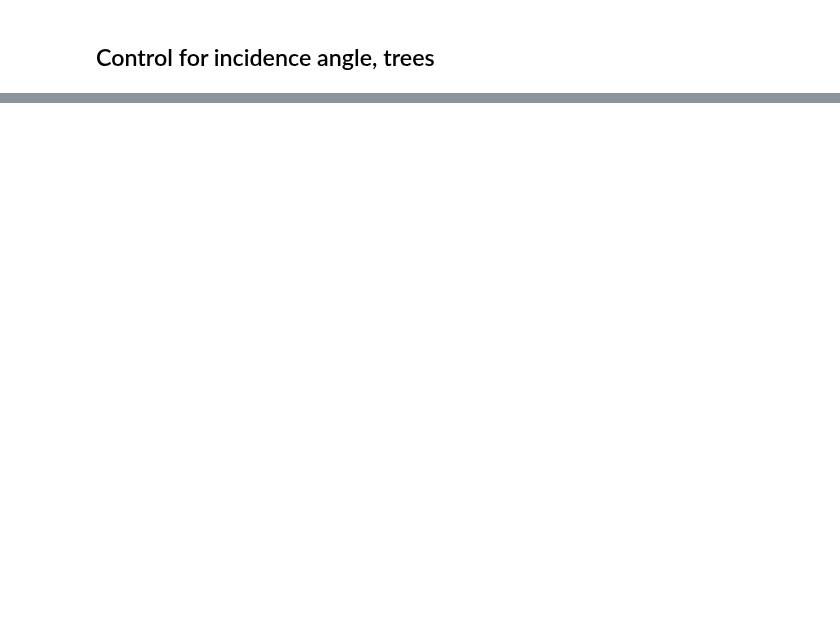
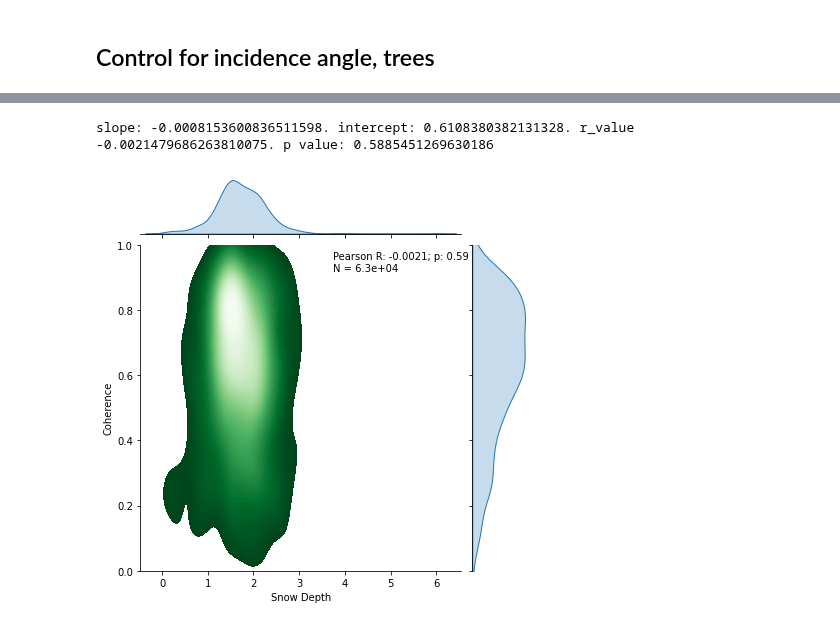
Before and after one commit to ZachHoppinen/uavsar, a Jupyter notebook: src/coherence/spatial_coherence/sd/lidar_sd_coherence.ipynb, the cells around one changed output, grey strips where cells are left out. Saved outputs shown, nothing was run; the diff lists cells and outputs as text; code cells hidden in the pictures; blank space fills up the shorter version.

Commit message:
sd figure

```diff
--- a/src/coherence/spatial_coherence/sd/lidar_sd_coherence.ipynb
+++ b/src/coherence/spatial_coherence/sd/lidar_sd_coherence.ipynb
@@ -253,0 +253,15 @@ plt.savefig(join('/bsuhome/zacharykeskinen/uavsar/figures/coherence_spatial/snow
+# %%
+slope, intercept,r,p, _, _ = r2_value(sds, cors)
+
+plt.Figure(figsize = (12,8))
+
+g = sns.jointplot(x = sds[::50], y = cors[::50], kind = 'kde',n_levels=60, fill=True, ylim = (0,1), cmap='Greens_r')
+n = len(sds)
+g.ax_joint.annotate(text = f'Pearson R: {r:.2}; p: {p:.2}\nN = {n:.1e}', xy = [0.6,0.92], xycoords = 'axes fraction')
+
+g.ax_joint.set_xlabel('Snow Depth')
+g.ax_joint.set_ylabel('Coherence')
+plt.savefig(join('/bsuhome/zacharykeskinen/uavsar/figures/coherence_spatial/snow-depth', 'lidar-all-tree-inc-sd-corv2.png'))
+# %% [output]
+slope: -0.0008153600836511598. intercept: 0.6108380382131328. r_value -0.0021479686263810075. p value: 0.5885451269630186
+[figure, added]
```
Also changed, not shown: parts of 7 cells of this notebook, 4 other files.
